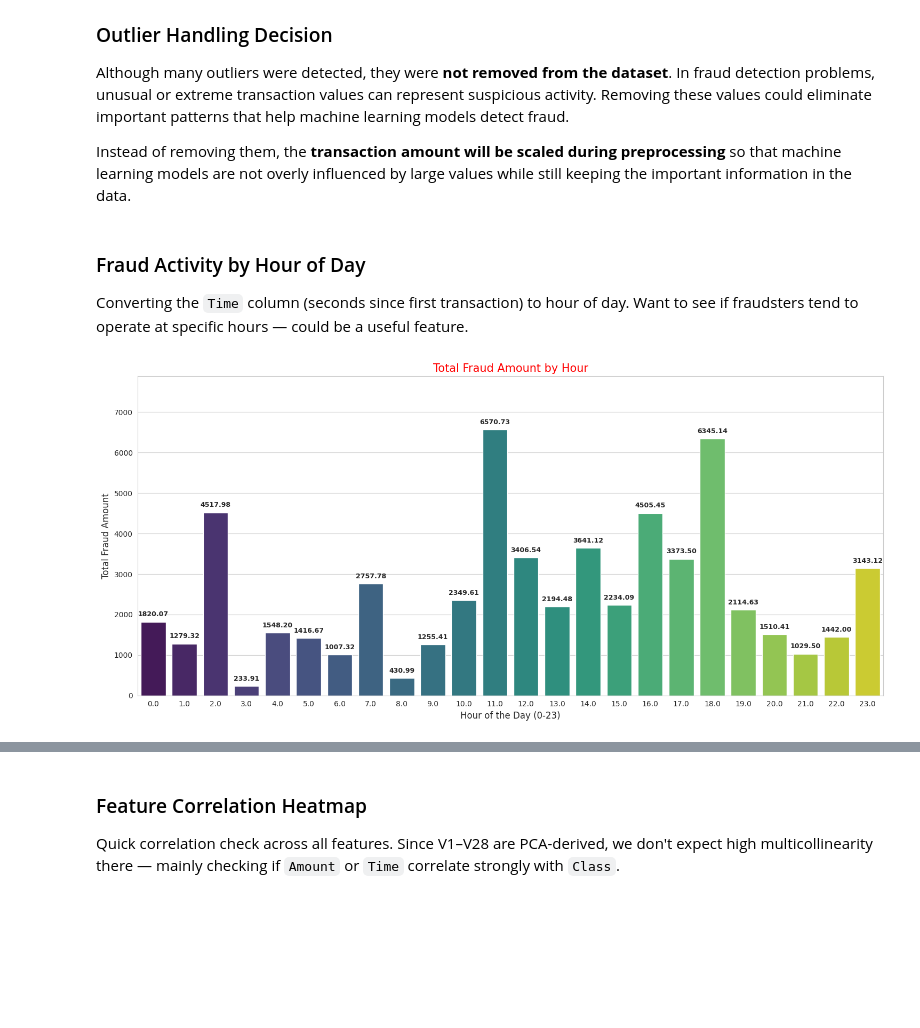
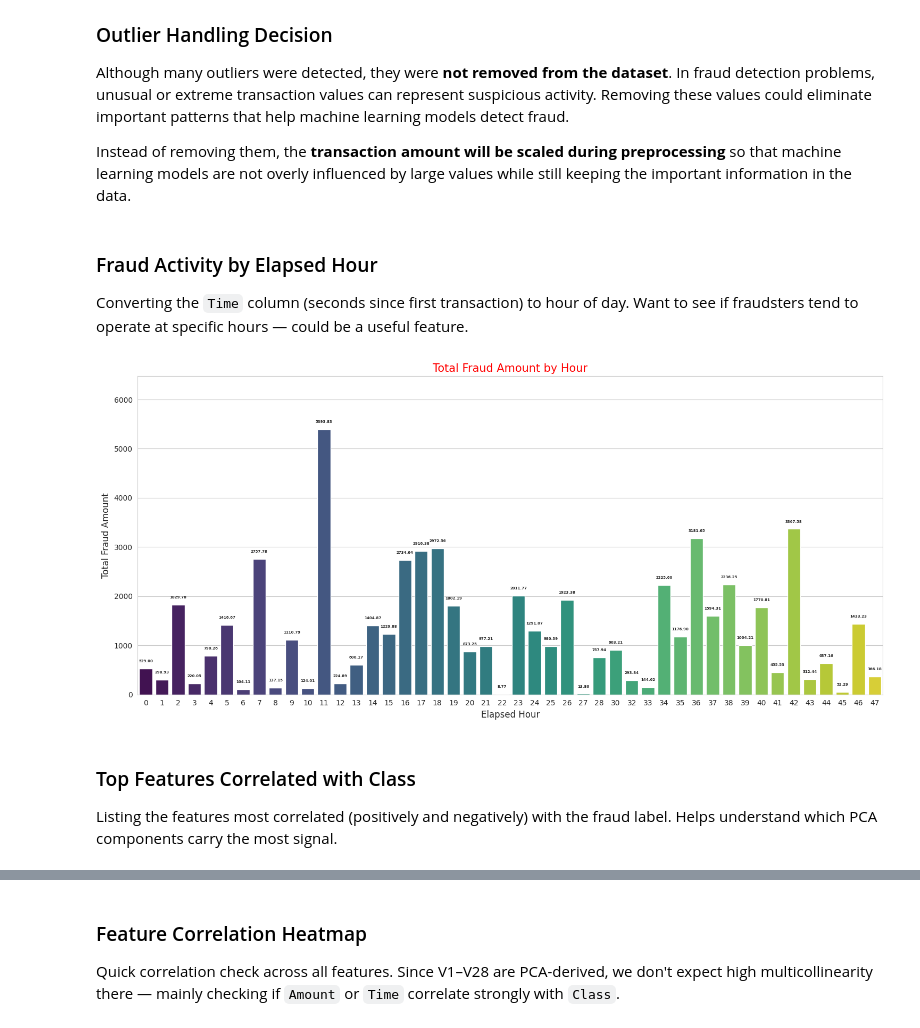
Before and after one commit to satyamkarn100-ctrl/Credit-Card-Fraud-Detection-ML, a Jupyter notebook: Fraud_Detection_ML.ipynb, the cells around one changed output, grey strips where cells are left out. Cells and saved outputs as stored; diff of their text form; code cells hidden in the pictures; blank space fills up the shorter version.

```diff
--- a/Fraud_Detection_ML.ipynb
+++ b/Fraud_Detection_ML.ipynb
@@ -37,0 +68,9 @@ df.head()
+# %%
+dup_count = df.duplicated().sum()
+print(f'Duplicate rows: {dup_count}')
+if dup_count > 0:
+    print(f'Percentage: {dup_count / len(df) * 100:.2f}%')
+    df.drop_duplicates(inplace=True)
+    print(f'After removing duplicates: {df.shape}')
+else:
+    print('No duplicates found.')
@@ -177,8 +222,8 @@ plt.show()
 # %%
-df_fraud = df[df['Class']==1]
-df_no_fraud = df[df['Class']==0]
+df_fraud    = df[df['Class']==1].copy()
+df_no_fraud = df[df['Class']==0].copy()
 
-print('Fraud_Describe is : ',df_fraud.describe())
-print('No_Fraud_Describe is : ',df_no_fraud.describe())
+print('Fraud_Describe is : ', df_fraud.describe())
+print('No_Fraud_Describe is : ', df_no_fraud.describe())
 # %% [output]
 Fraud_Describe is :                  Time          V1          V2          V3          V4  \
@@ -366,33 +412,37 @@ Although many outliers were detected, they were **not removed from the dataset**
 
 Instead of removing them, the **transaction amount will be scaled during preprocessing** so that machine learning models are not overly influenced by large values while still keeping the important information in the data.
 # %% [markdown]
-### Fraud Activity by Hour of Day
+### Fraud Activity by Elapsed Hour
 
 Converting the `Time` column (seconds since first transaction) to hour of day. Want to see if fraudsters tend to operate at specific hours — could be a useful feature.
 # %%
-df_fraud['Hour'] = (df_fraud['Time'] // 3600) % 24
-fraud_amount_per_hour = df_fraud.groupby('Hour')['Amount'].sum().reset_index()
+df_fraud['Elapsed_Hour'] = (df_fraud['Time'] // 3600).astype(int)
+fraud_amount_per_hour = df_fraud.groupby('Elapsed_Hour')['Amount'].sum().reset_index()
 
 
-fig, ax3 = plt.subplots(figsize=(15, 7)) # 12,6 aspect ratio distribution ke liye better hota hai
-ax = sns.barplot(data=fraud_amount_per_hour, x='Hour', y='Amount',palette='viridis', ax=ax3)
+fig, ax3 = plt.subplots(figsize=(15, 7))
+ax = sns.barplot(data=fraud_amount_per_hour, x='Elapsed_Hour', y='Amount',palette='viridis', ax=ax3)
 
 for i in ax.patches:
-    ax.annotate(f'{i.get_height():.2f}', # .2f se exact decimal points dikhenge
+    ax.annotate(f'{i.get_height():.2f}',
                 (i.get_x() + i.get_width() / 2., i.get_height()),
                 ha = 'center', va = 'center',
                 xytext = (0, 10),
                 textcoords = 'offset points',
-                fontsize=9, fontweight='bold')
+                fontsize=5, fontweight='bold')
 
 ax3.tick_params(axis='x', labelsize=10,color='red')
 ax3.tick_params(axis='y', labelsize=10)
 ax3.set_title('Total Fraud Amount by Hour', fontsize=15,color='red')
-ax3.set_xlabel('Hour of the Day (0-23)', fontsize=12)
-ax3.set_ylabel('Total Fraud Amount', fontsize=12) # 'Amount' ki jagah 'Count'
+ax3.set_xlabel('Elapsed Hour', fontsize=12)
+ax3.set_ylabel('Total Fraud Amount', fontsize=12)
 plt.ylim(0, fraud_amount_per_hour['Amount'].max() * 1.2)
 
 plt.tight_layout()
 plt.show()
 # %% [output]
-[figure, old version]
+[figure, new version]
+# %% [markdown]
+### Top Features Correlated with Class
+
+Listing the features most correlated (positively and negatively) with the fraud label. Helps understand which PCA components carry the most signal.
```
Also changed, not shown: parts of 56 cells of this notebook, 10 other files.
